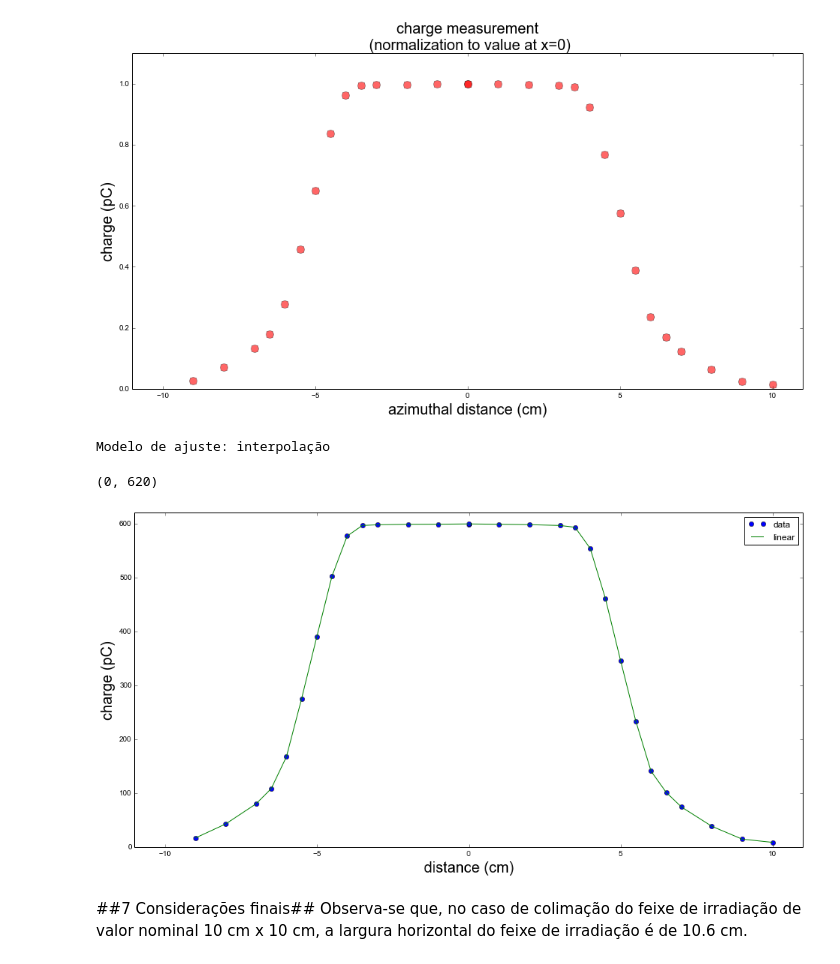
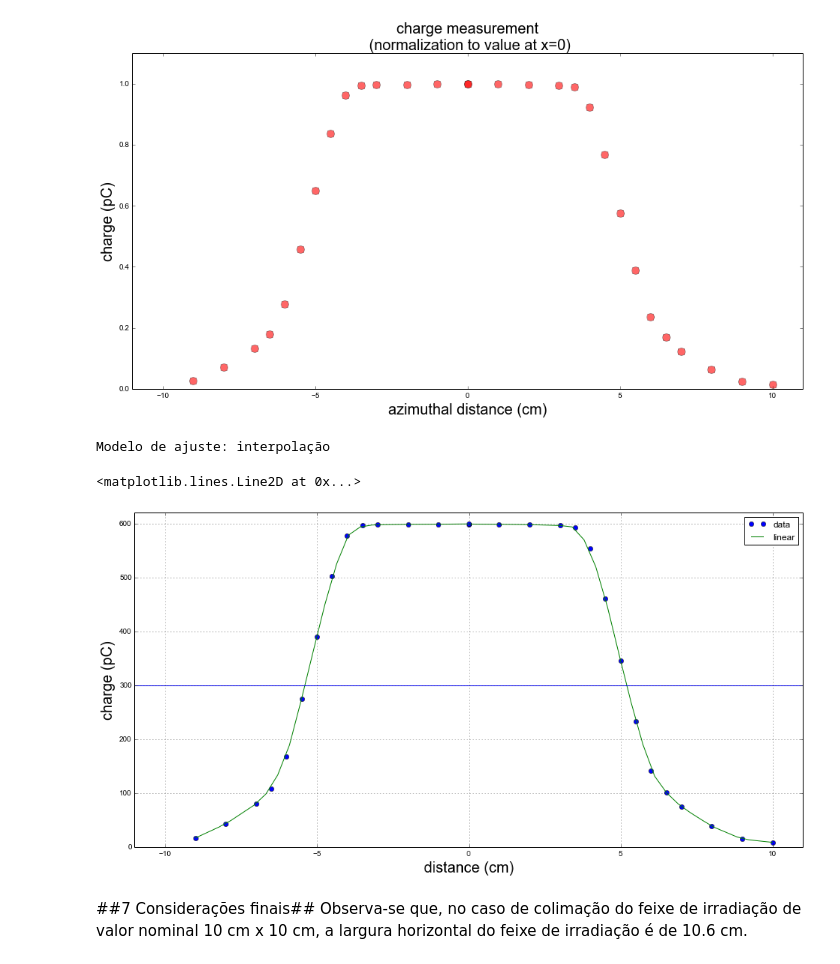
Before and after one commit to minmaxminmax/lmri-exercises, a Jupyter notebook: 4.ipynb, the cells around one changed output. Drawn from its saved outputs; the diff is of its cells as text; code cells hidden in the pictures.

```diff
--- a/4.ipynb
+++ b/4.ipynb
@@ -448,31 +448,40 @@ with mpl.rc_context(rc={'font.family':'sans-serif', 'font.weight':'normal', 'fon
 # %%
 # curve fitting
 %matplotlib inline
 
 print("Modelo de ajuste: interpolação")
 #display(HTML('Modelo de ajuste :  <a href="http://docs.scipy.org/doc/scipy-0.14.0/reference/tutorial/interpolate.html">b-spline</a>'))
 print('\n')
 
 distances, m = zip(*sorted(zip(distances, m)))
 
 x= distances
 y= m
 f = interp1d(x, y)
 
-#g=f-300
-#print brentq(g, -5, 5)
+x = np.linspace(-9, 10, 50)
 
 plt.figure(figsize=(16, 8))
-plt.plot(distances, m,'o', distances, f(distances),'-')
+plt.plot(distances, m,'o', x, f(x),'-')
 plt.legend(['data', 'linear'], loc='best')
 plt.xlabel('distance (cm)', fontsize=20)
 plt.ylabel('charge (pC)', fontsize=20)
 plt.xlim([-11, 11])
 plt.ylim([0, 620])
+plt.grid(b=1)
+plt.axhline(y=300, xmin=-11, xmax=11, hold=None)
+
+#from scipy.optimize import fsolve
+#pow3 = lambda x,y : interp1d(x, y)
+
+#result = fsolve(pow3, -4) # starting from x = 10
+#print result
+#x = np.linspace(-9, 9, 50)
+#plt.plot(x,pow3(x),result,pow3(result),'ro')
 # %% [output]
 Modelo de ajuste: interpolação
-(0, 620)
+<matplotlib.lines.Line2D at 0x...>
-[figure, old version]
+[figure, new version]
 # %% [markdown]
 ##7 Considerações finais##
 Observa-se que, no caso de colimação do feixe de irradiação de valor nominal 10 cm x 10 cm, a largura horizontal do feixe de irradiação é de 10.6 cm.
```
Also changed, not shown: parts of 1 cell of this notebook.
